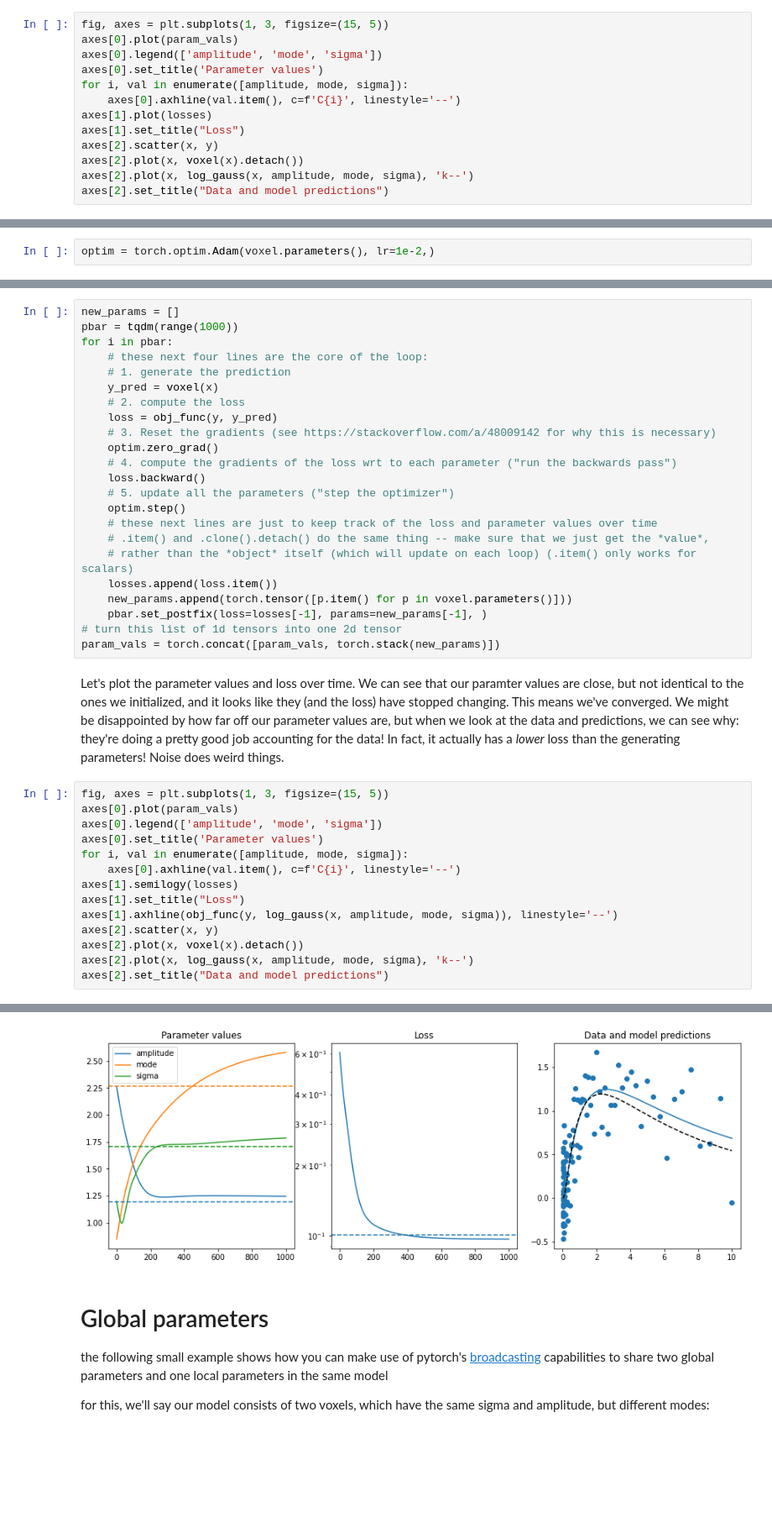
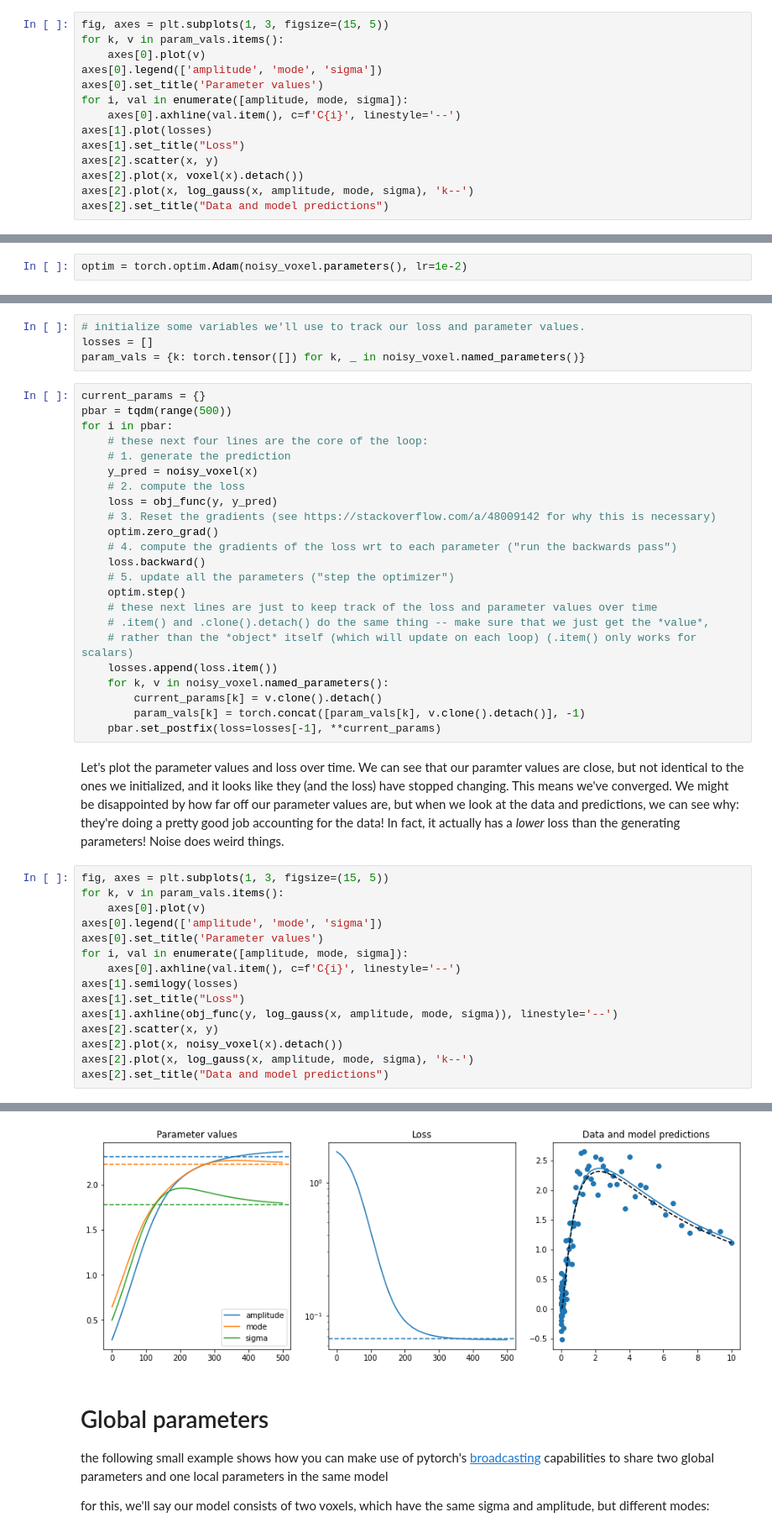
Before and after one commit to billbrod/pytorch_introduction, a Jupyter notebook: pytorch_intro.ipynb, the cells around one changed output, grey strips where cells are left out. Shown: that part at 84% size. Cells and saved outputs as stored; diff of their text form; blank space fills up the shorter version.

```diff
--- a/pytorch_intro.ipynb
+++ b/pytorch_intro.ipynb
@@ -253,7 +263,8 @@ param_vals = torch.concat([param_vals, torch.stack(new_params)])
 Let's plot the parameter values and loss over time
 # %%
 fig, axes = plt.subplots(1, 3, figsize=(15, 5))
-axes[0].plot(param_vals)
+for k, v in param_vals.items():
+    axes[0].plot(v)
 axes[0].legend(['amplitude', 'mode', 'sigma'])
 axes[0].set_title('Parameter values')
 for i, val in enumerate([amplitude, mode, sigma]):
@@ -308,4 +319,4 @@ tensor([0.3937], requires_grad=True))]
 # %% [markdown]
 Let's reinitialize our optimizer and the lists we use to track training progress
 # %%
-optim = torch.optim.Adam(voxel.parameters(), lr=1e-2,)
+optim = torch.optim.Adam(noisy_voxel.parameters(), lr=1e-2)
@@ -315,10 +323,14 @@ param_vals = torch.tensor([])
+# %%
+# initialize some variables we'll use to track our loss and parameter values.
+losses = []
+param_vals = {k: torch.tensor([]) for k, _ in noisy_voxel.named_parameters()}
 # %%
-new_params = []
-pbar = tqdm(range(1000))
+current_params = {}
+pbar = tqdm(range(500))
 for i in pbar:
     # these next four lines are the core of the loop:
     # 1. generate the prediction
-    y_pred = voxel(x)
+    y_pred = noisy_voxel(x)
     # 2. compute the loss
     loss = obj_func(y, y_pred)
     # 3. Reset the gradients (see https://stackoverflow.com/a/48009142 for why this is necessary)
@@ -331,29 +343,30 @@ for i in pbar:
     # .item() and .clone().detach() do the same thing -- make sure that we just get the *value*,
     # rather than the *object* itself (which will update on each loop) (.item() only works for scalars)
     losses.append(loss.item())
-    new_params.append(torch.tensor([p.item() for p in voxel.parameters()]))
-    pbar.set_postfix(loss=losses[-1], params=new_params[-1], )
-# turn this list of 1d tensors into one 2d tensor
-param_vals = torch.concat([param_vals, torch.stack(new_params)])
+    for k, v in noisy_voxel.named_parameters():
+        current_params[k] = v.clone().detach()
+        param_vals[k] = torch.concat([param_vals[k], v.clone().detach()], -1)
+    pbar.set_postfix(loss=losses[-1], **current_params)
 # %% [markdown]
 Let's plot the parameter values and loss over time. We can see that our paramter values are close, but not identical to the ones we initialized, and it looks like they (and the loss) have stopped changing. This means we've converged. We might be disappointed by how far off our parameter values are, but when we look at the data and predictions, we can see why: they're doing a pretty good job accounting for the data! In fact, it actually has a *lower* loss than the generating parameters! Noise does weird things.
 # %%
 fig, axes = plt.subplots(1, 3, figsize=(15, 5))
-axes[0].plot(param_vals)
+for k, v in param_vals.items():
+    axes[0].plot(v)
 axes[0].legend(['amplitude', 'mode', 'sigma'])
 axes[0].set_title('Parameter values')
 for i, val in enumerate([amplitude, mode, sigma]):
     axes[0].axhline(val.item(), c=f'C{i}', linestyle='--')
 axes[1].semilogy(losses)
 axes[1].set_title("Loss")
 axes[1].axhline(obj_func(y, log_gauss(x, amplitude, mode, sigma)), linestyle='--')
 axes[2].scatter(x, y)
-axes[2].plot(x, voxel(x).detach())
+axes[2].plot(x, noisy_voxel(x).detach())
 axes[2].plot(x, log_gauss(x, amplitude, mode, sigma), 'k--')
 axes[2].set_title("Data and model predictions")
 # %% [output]
 Text(0.5, 1.0, 'Data and model predictions')
-[figure, old version]
+[figure, new version]
 # %% [markdown]
 # Global parameters
 
```
Also changed, not shown: parts of 29 cells of this notebook.
